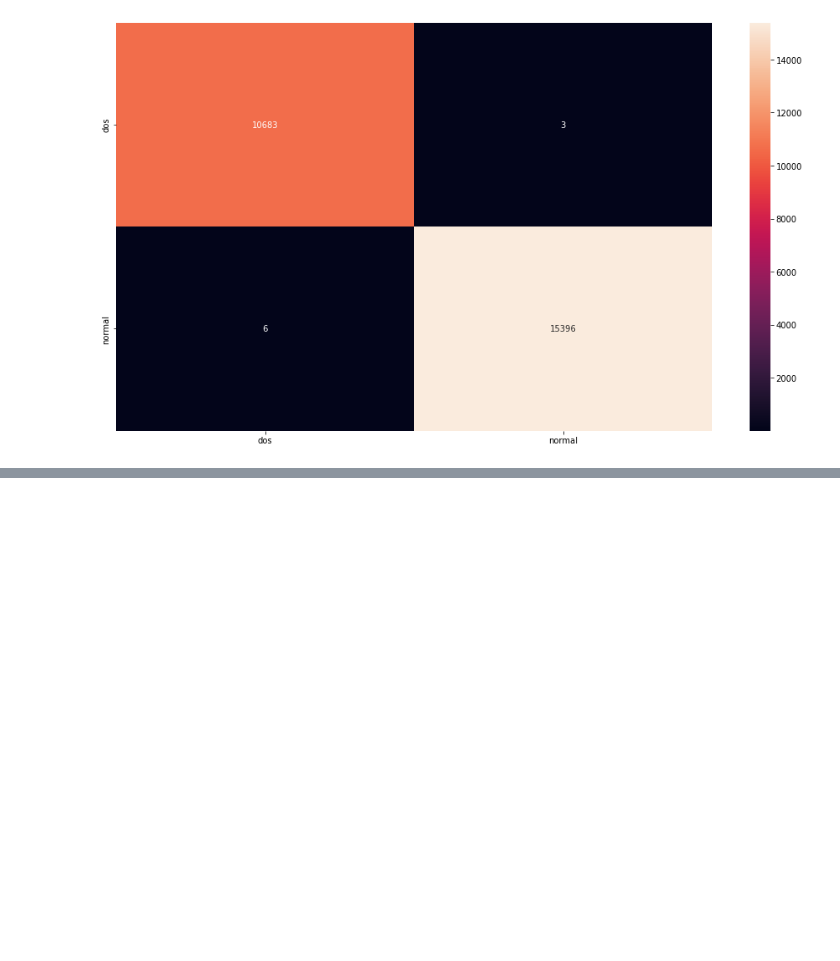
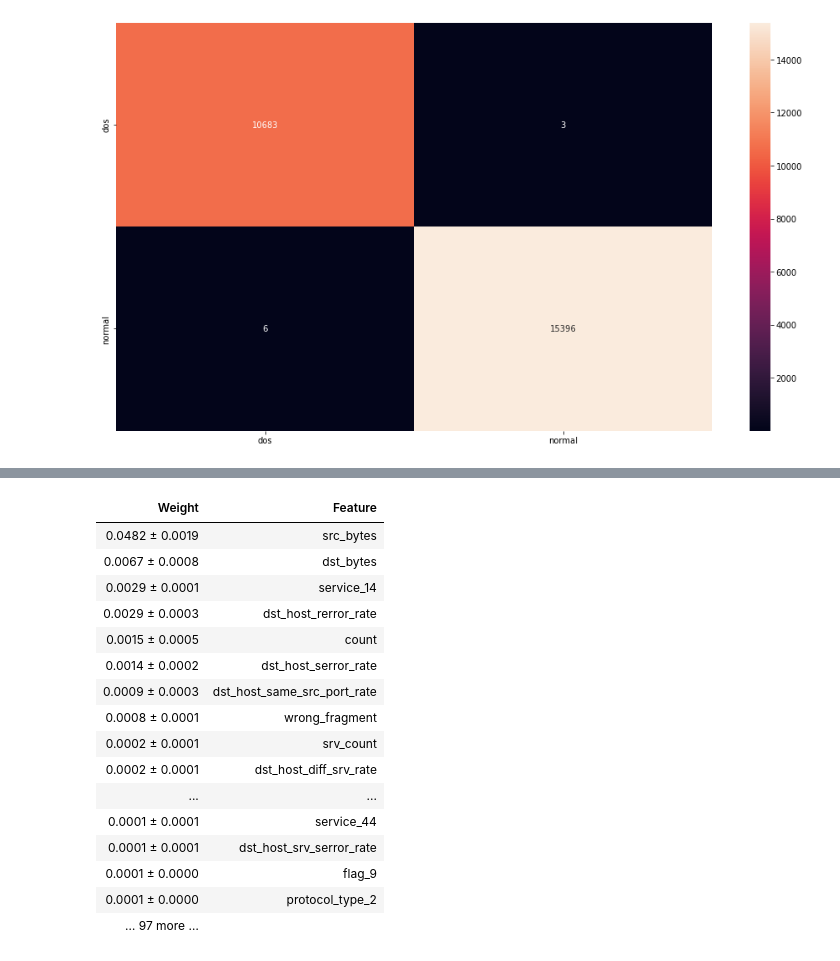
Before and after one commit to bomul0417/study, a Jupyter notebook: NIDS_Project/KDD(Dos)_Preprocessing.ipynb, the cells around one changed output, grey strips where cells are left out. Saved outputs shown, nothing was run; the diff lists cells and outputs as text; code cells hidden in the pictures; blank space fills up the shorter version.

```diff
--- a/NIDS_Project/KDD(Dos)_Preprocessing.ipynb
+++ b/NIDS_Project/KDD(Dos)_Preprocessing.ipynb
@@ -505,0 +688,24 @@ plt.show()
+# %%
+import eli5
+from eli5.sklearn import PermutationImportance
+
+perm = PermutationImportance(xgb, random_state=1).fit(xoh_test, yoh_test)
+eli5.show_weights(perm, feature_names = xoh_test.columns.tolist())
+# %% [output]
+| Weight | Feature |
+| 0.0482 ± 0.0019 | src_bytes |
+| 0.0067 ± 0.0008 | dst_bytes |
+| 0.0029 ± 0.0001 | service_14 |
+| 0.0029 ± 0.0003 | dst_host_rerror_rate |
+| 0.0015 ± 0.0005 | count |
+| 0.0014 ± 0.0002 | dst_host_serror_rate |
+| 0.0009 ± 0.0003 | dst_host_same_src_port_rate |
+| 0.0008 ± 0.0001 | wrong_fragment |
+| 0.0002 ± 0.0001 | srv_count |
+| 0.0002 ± 0.0001 | dst_host_diff_srv_rate |
+| ... | ... |
+| 0.0001 ± 0.0001 | service_44 |
+| 0.0001 ± 0.0001 | dst_host_srv_serror_rate |
+| 0.0001 ± 0.0000 | flag_9 |
+| 0.0001 ± 0.0000 | protocol_type_2 |
+| … 97 more … |  |
```
Also changed, not shown: parts of 21 cells of this notebook.
